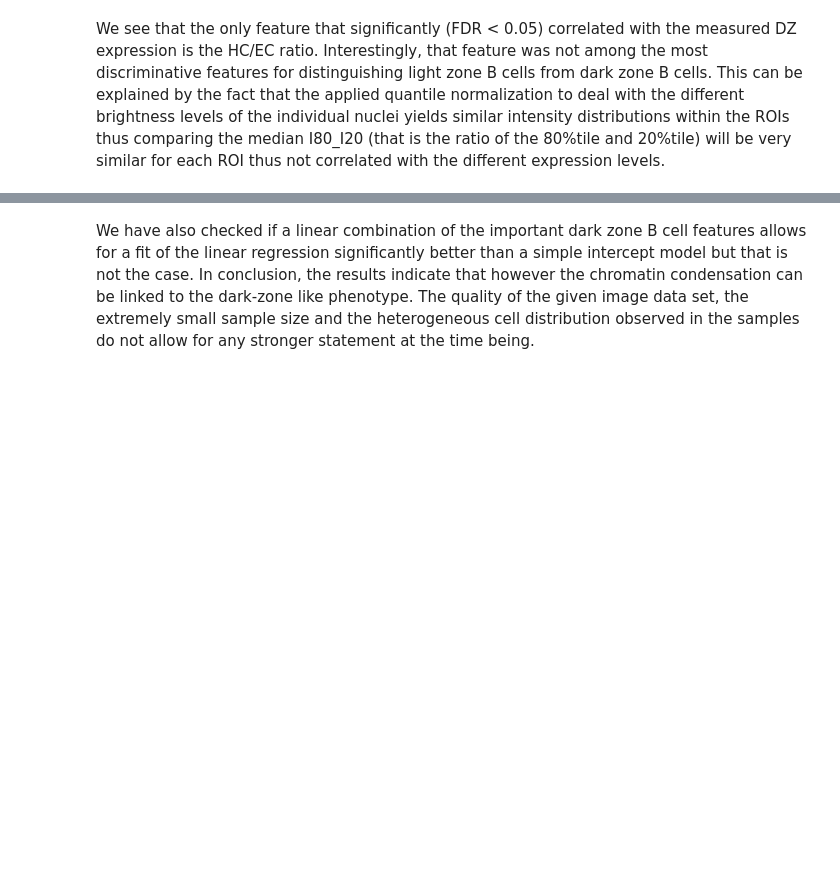
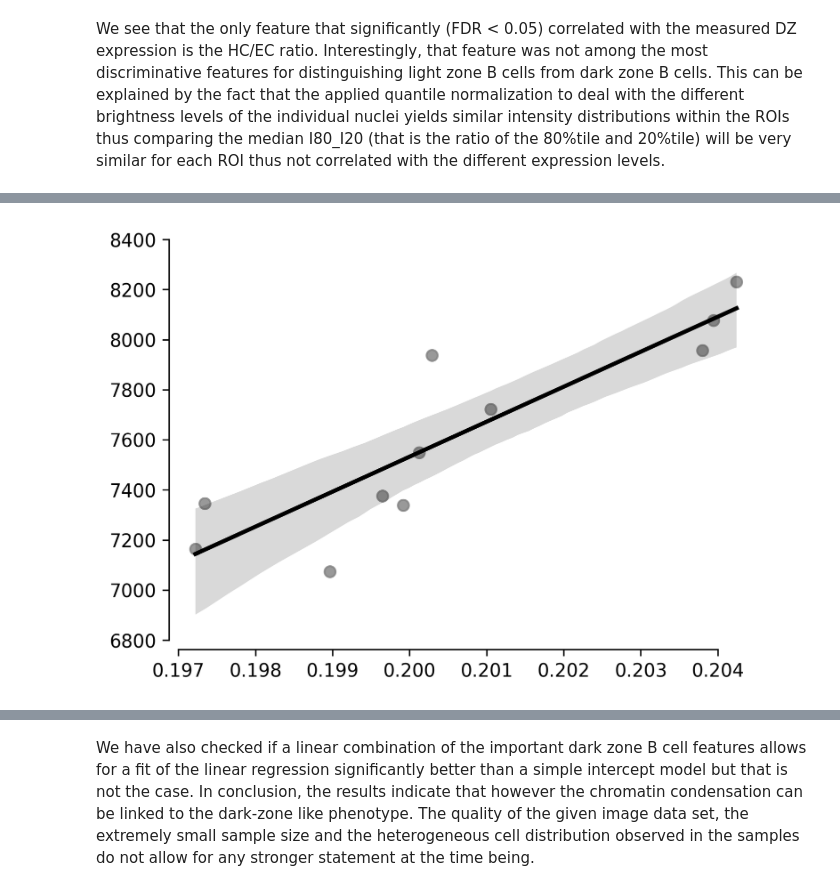
Before and after one commit to GVS-Lab/germinal_center, a Jupyter notebook: notebooks/dataset3/chrometric_correlation_analysis.ipynb, the cells around one changed output, grey strips where cells are left out. Saved outputs shown, nothing was run; the diff lists cells and outputs as text; code cells hidden in the pictures; blank space fills up the shorter version.

```diff
--- a/notebooks/dataset3/chrometric_correlation_analysis.ipynb
+++ b/notebooks/dataset3/chrometric_correlation_analysis.ipynb
@@ -346 +350,24 @@ plt.show()
 [interactive output not drawn]
+# %%
+pr_pp_adj = np.array(
+    cor_screen_results.loc[
+        cor_screen_results.feature == "hc_area_ec_area", ["pearsonr", "pearsonp_adj"]
+    ]
+).flatten()
+fig, ax = plt.subplots(figsize=[6, 4])
+ax = sns.regplot(
+    data=median_nuc_feat,
+    x="hc_area_ec_area",
+    y="dz_expr",
+    ci=95,
+    scatter_kws={"color": "gray"},
+    line_kws={"color": "k"},
+)
+ax.set_ylabel("")
+ax.set_xlabel("")
+ax.set_ylim([6800, 8400])
+ax.set_xlim([0.197, 0.205])
+sns.despine(offset=5, trim=True)
+plt.show()
+# %% [output]
+[figure, added]
```
Also changed, not shown: parts of 4 cells of this notebook, 2 other files.
